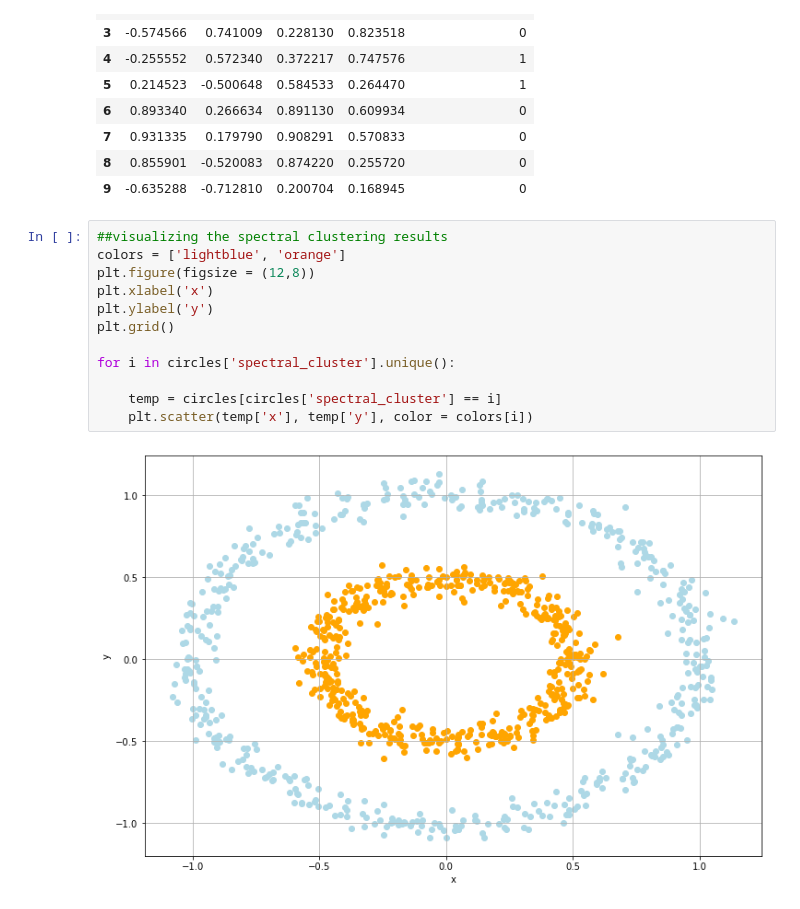
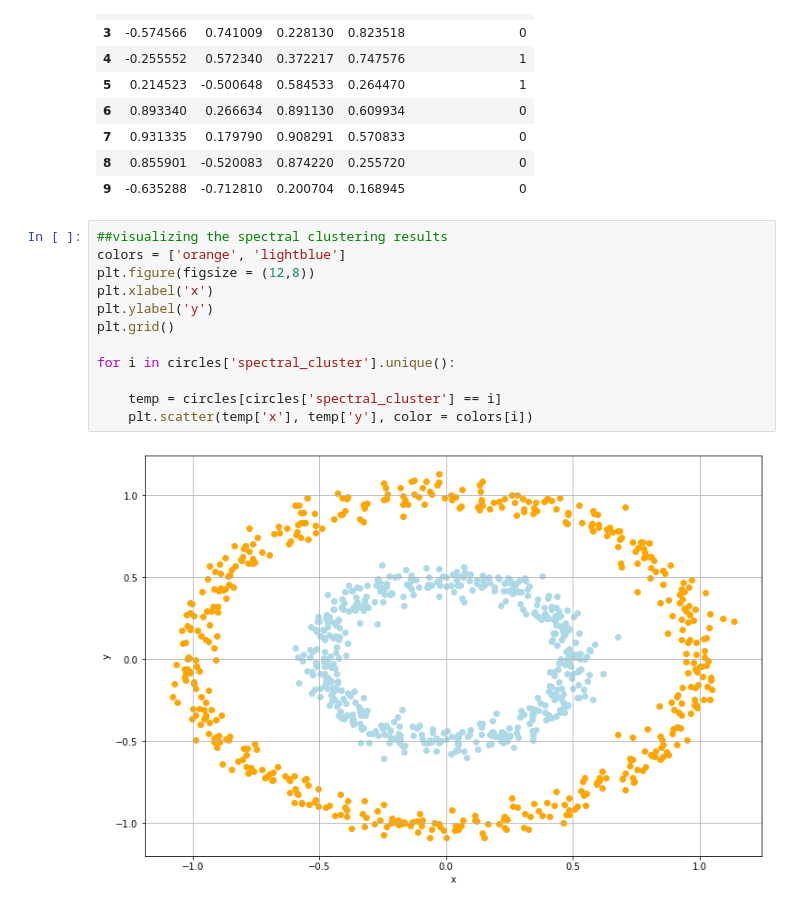
Before and after one commit to rachdoyle/DATA-445, a Jupyter notebook: rachael-folder/In Class Assignments/In Class 20/In Class 20.ipynb, the cells around one changed output. Drawn from its saved outputs; the diff is of its cells as text.

```diff
--- a/rachael-folder/In Class Assignments/In Class 20/In Class 20.ipynb
+++ b/rachael-folder/In Class Assignments/In Class 20/In Class 20.ipynb
@@ -70,15 +70,15 @@ circles.head(10)
 | 9 | -0.635288 | -0.712810 | 0.200704 | 0.168945 | 0 |
 # %%
 ##visualizing the spectral clustering results
-colors = ['lightblue', 'orange']
+colors = ['orange', 'lightblue']
 plt.figure(figsize = (12,8))
 plt.xlabel('x')
 plt.ylabel('y')
 plt.grid()
 
 for i in circles['spectral_cluster'].unique():
 
     temp = circles[circles['spectral_cluster'] == i]
     plt.scatter(temp['x'], temp['y'], color = colors[i])
 # %% [output]
-[figure, old version]
+[figure, new version]
```
